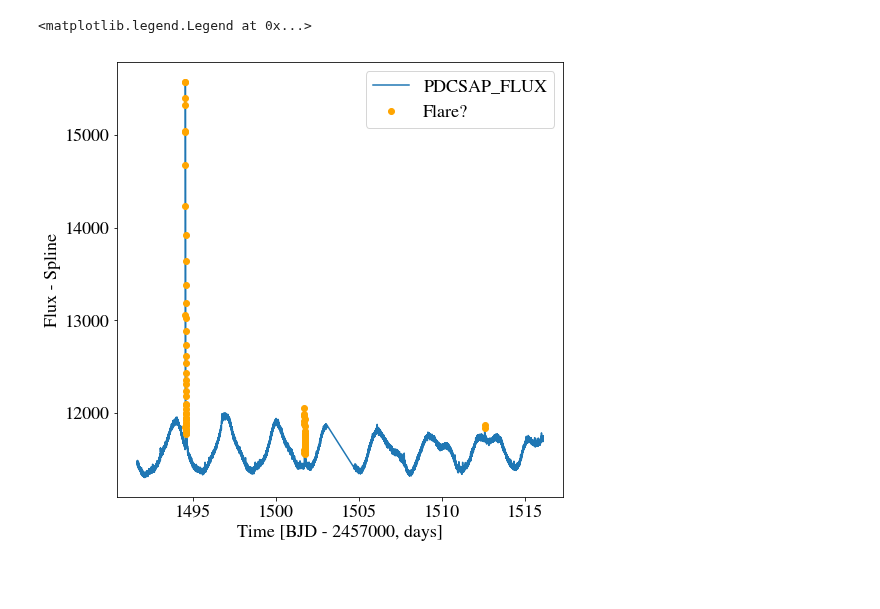
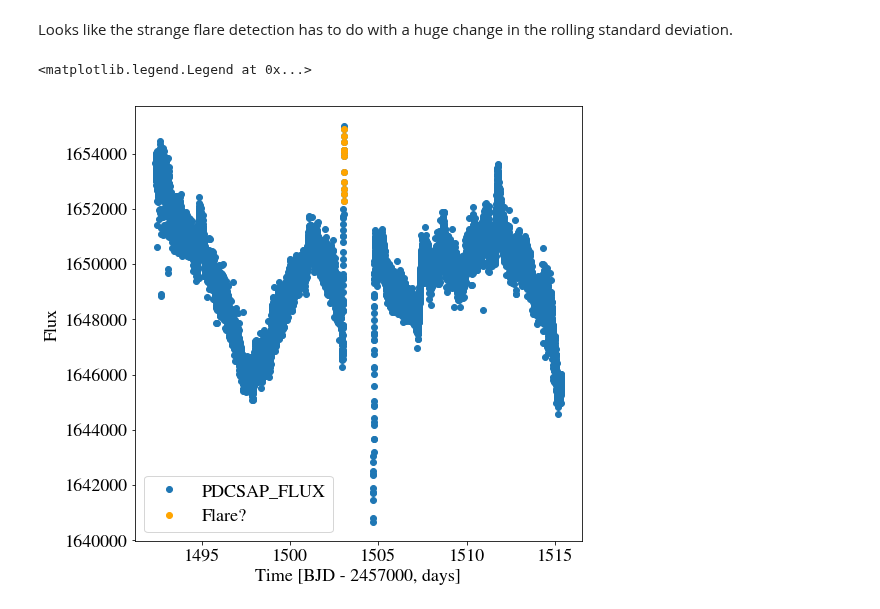
Before and after one commit to spencerw/tess_flare, a Jupyter notebook: findFlares.ipynb, the cells around one changed output. Saved outputs shown, nothing was run; the diff lists cells and outputs as text; code cells hidden in the pictures; blank space fills up the shorter version.

Commit message:
Figure out whats going on with flare detections near gap in light curves

```diff
--- a/findFlares.ipynb
+++ b/findFlares.ipynb
@@ -18,12 +28,17 @@ path = '/astro/store/gradscratch/tmp/scw7/tessData/lightcurves/sec7/'
 f1 = 'tess2019006130736-s0007-0000000458616184-0131-s_lc.fits'
 f2 = 'tess2019006130736-s0007-0000000458648813-0131-s_lc.fits'
 f3 = 'tess2019006130736-s0007-0000000453002670-0131-s_lc.fits'
+
+#  Weird results that I picked out
+
+# Why is a flare being detected around t = 1502?
+f4 = 'tess2019006130736-s0007-0000000293972244-0131-s_lc.fits'
 # %%
-# Take a look at light curve #1
-with fits.open(path+f1, mode='readonly') as hdulist:
+with fits.open(path+f4, mode='readonly') as hdulist:
     tess_bjds = hdulist[1].data['TIME']
     pdcsap_fluxes = hdulist[1].data['PDCSAP_FLUX']
     pdcsap_flux_error = hdulist[1].data['PDCSAP_FLUX_ERR']
+    tess_quality = hdulist[1].data['QUALITY']
 
 fig, axes = plt.subplots(figsize=(8,8))
 axes.plot(tess_bjds, pdcsap_fluxes)
@@ -37,5 +52,6 @@ Text(0, 0.5, 'Flux [e-/s]')
 mask = ~np.isnan(pdcsap_fluxes)
 time = tess_bjds[mask]
 flux = pdcsap_fluxes[mask]
-median_flux = np.median(flux)
+quality = tess_quality[mask]
+median = np.median(flux)
 error = pdcsap_flux_error[mask]
@@ -64,0 +111,10 @@ istart_i, istop_i = FINDflare((flux-smo)/median, error/median, avg_std=True, N1=
+# %%
+fig, axes = plt.subplots(figsize=(16,8))
+axes.plot(time[ok_cut], smo_std, 'o')
+axes.plot(time[ok_cut], smo_std1, 'o')
+
+ymin, ymax = axes.get_ylim()
+for idx in range(len((istart_i))):
+    l = 'Flare?' if idx == 0 else '_nolabel_'
+    axes.vlines(time[ok_cut][sok_cut][istart_i[idx]:istop_i[idx]], ymin, ymax)
+    #axes.plot(time[istart_i[idx]:istop_i[idx]], flux[istart_i[idx]:istop_i[idx]], 'o', color='orange', label=l)
@@ -65,14 +123,17 @@ istart_i, istop_i = FINDflare((flux-smo)/median, error/median, avg_std=True, N1=
+# %% [markdown]
+Looks like the strange flare detection has to do with a huge change in the rolling standard deviation.
 # %%
 fig, axes = plt.subplots(figsize=(8,8))
-axes.plot(time, flux, label='PDCSAP_FLUX')
+axes.plot(time[ok_cut][sok_cut], flux[ok_cut][sok_cut], 'o', label='PDCSAP_FLUX')
 axes.set_xlabel('Time [BJD - 2457000, days]')
-axes.set_ylabel('Flux - Spline')
+axes.set_ylabel('Flux')
 
 for idx in range(len((istart_i))):
     l = 'Flare?' if idx == 0 else '_nolabel_'
-    axes.plot(time[istart_i[idx]:istop_i[idx]], flux[istart_i[idx]:istop_i[idx]], 'o', color='orange', label=l)
+    axes.plot(time[ok_cut][sok_cut][istart_i[idx]:istop_i[idx]],
+              flux[ok_cut][sok_cut][istart_i[idx]:istop_i[idx]], 'o', color='orange', label=l)
 
 axes.legend()
 # %% [output]
 <matplotlib.legend.Legend at 0x...>
-[figure, old version]
+[figure, new version]
```
Also changed, not shown: parts of 22 cells of this notebook, 5 other files.
